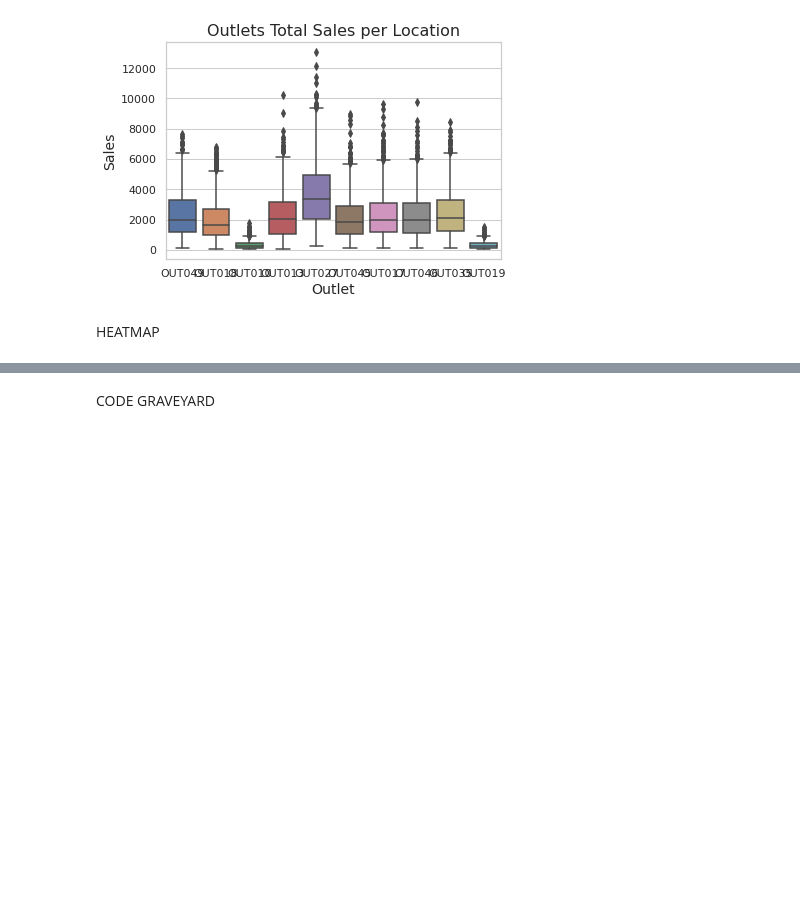
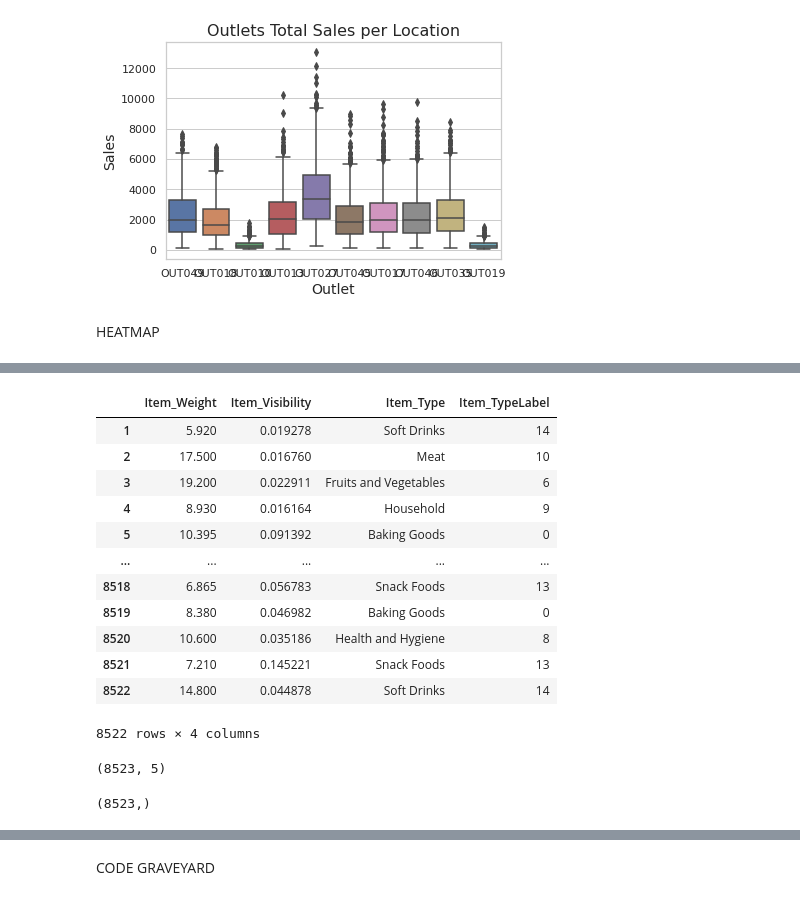
Before and after one commit to GENNYB7/FoodSale_Forecast, a Jupyter notebook: Forecast_FoodSale.ipynb, the cells around one changed output, grey strips where cells are left out. Saved outputs shown, nothing was run; the diff lists cells and outputs as text; code cells hidden in the pictures; blank space fills up the shorter version.

```diff
--- a/Forecast_FoodSale.ipynb
+++ b/Forecast_FoodSale.ipynb
@@ -461,0 +495,7 @@ ax.set_title('Outlets Sales Trends');
+# %%
+# Generate labels for each category reference: https://towardsdatascience.com/understanding-feature-engineering-part-2-categorical-data-f54324193e63
+gle = LabelEncoder()
+itemtype_labels = gle.fit_transform(forecast_df['Item_Type'])
+itemtype_mappings = {index: label for index, label in
+                     enumerate(gle.classes_)}
+itemtype_mappings
@@ -461,0 +519,17 @@ ax.set_title('Outlets Sales Trends');
+# %%
+forecast_df['Item_TypeLabel'] = itemtype_labels
+forecast_df[['Item_Weight', 'Item_Visibility', 'Item_Type', 'Item_TypeLabel' ]].iloc[1:]
+# %% [output]
+|  | Item_Weight | Item_Visibility | Item_Type | Item_TypeLabel |
+| 1 | 5.920 | 0.019278 | Soft Drinks | 14 |
+| 2 | 17.500 | 0.016760 | Meat | 10 |
+| 3 | 19.200 | 0.022911 | Fruits and Vegetables | 6 |
+| 4 | 8.930 | 0.016164 | Household | 9 |
+| 5 | 10.395 | 0.091392 | Baking Goods | 0 |
+| ... | ... | ... | ... | ... |
+| 8518 | 6.865 | 0.056783 | Snack Foods | 13 |
+| 8519 | 8.380 | 0.046982 | Baking Goods | 0 |
+| 8520 | 10.600 | 0.035186 | Health and Hygiene | 8 |
+| 8521 | 7.210 | 0.145221 | Snack Foods | 13 |
+| 8522 | 14.800 | 0.044878 | Soft Drinks | 14 |
+8522 rows × 4 columns
@@ -461,0 +539,4 @@ ax.set_title('Outlets Sales Trends');
+# %%
+X.shape
+# %% [output]
+(8523, 5)
@@ -461,0 +545,4 @@ ax.set_title('Outlets Sales Trends');
+# %%
+Y.shape
+# %% [output]
+(8523,)
```
Also changed, not shown: parts of 28 cells of this notebook.
